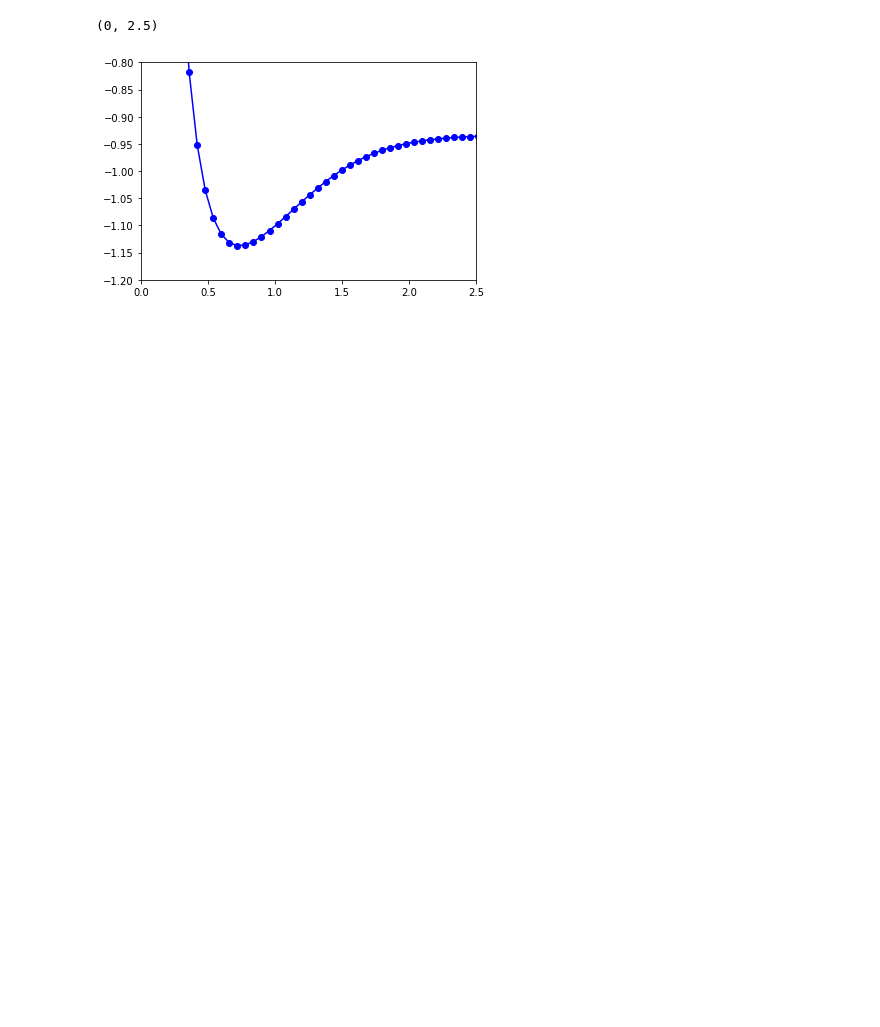
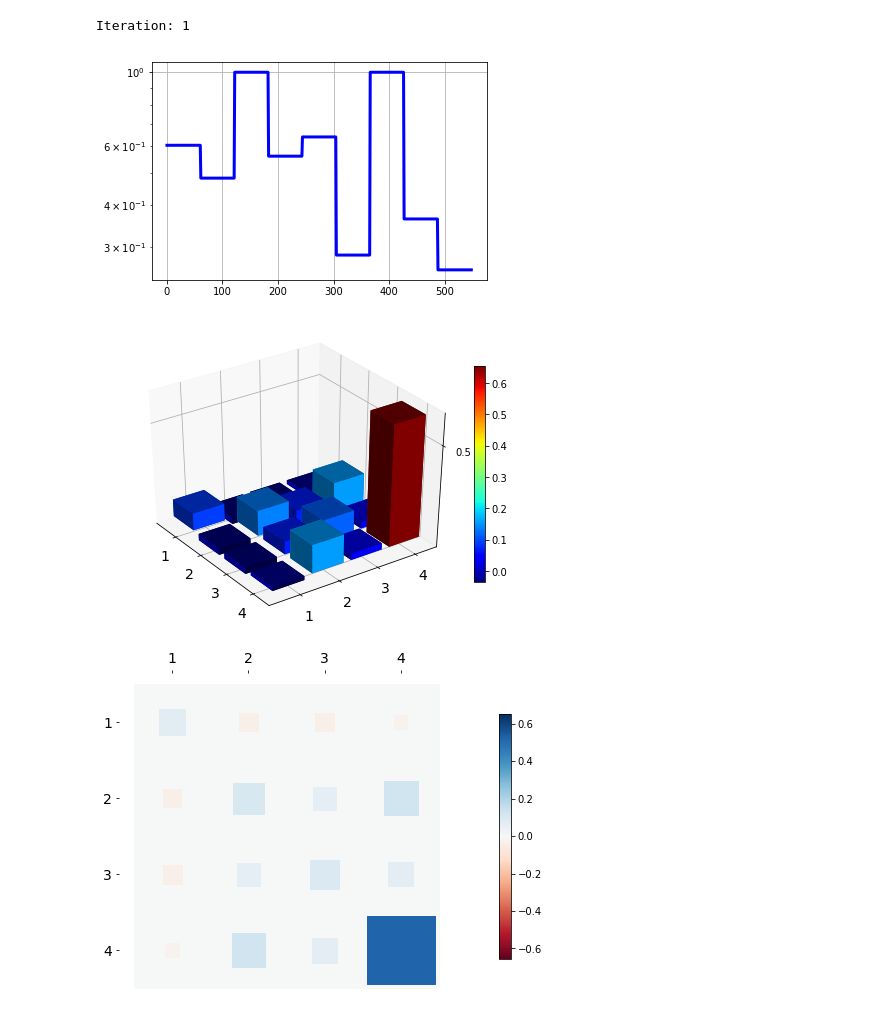
Before and after one commit to jamesbaskerville/PBLT-Quantum-Autoencoder, a Jupyter notebook: demo.ipynb, the cells around one changed output. Cells and saved outputs as stored; diff of their text form; code cells hidden in the pictures; blank space fills up the shorter version.

```diff
--- a/demo.ipynb
+++ b/demo.ipynb
@@ -21,8 +21,18 @@ import matplotlib.pyplot as plt
 import sys
 import pickle
 import time
+import os
+settings.auto_tidyup = False
 
 # HELPER FUNCTIONS ============================================================
+
+def save_obj(obj, name):
+    with open('pickle/'+ name + '.pkl', 'wb') as f:
+        pickle.dump(obj, f, pickle.HIGHEST_PROTOCOL)
+
+def load_obj(name):
+    with open('pickle/' + name + '.pkl', 'rb') as f:
+        return pickle.load(f)
 
 '''Returns the identity operator in a Hilbert Space off size n'''
 def tenseye(n):
@@ -166,13 +176,10 @@ groundenergies, groundstates = groundstatize(hamiltonians)
 
 # plot hydrogen atom bond-length vs. ground-state energies
 # red points are those states selected for training, everything else is for testing
-plt.plot(bond_lengths, groundenergies, 'ob-')
-#plt.plot(bond_lengths[training_indices], groundenergies[training_indices], 'or')
-plt.ylim([-1.2, -0.8])
-plt.xlim([0, 2.5])
+# plt.plot(bond_lengths, groundenergies, 'ob-')
+# #plt.plot(bond_lengths[training_indices], groundenergies[training_indices], 'or')
+# plt.ylim([-1.2, -0.8])
+# plt.xlim([0, 2.5])
-# %% [output]
-(0, 2.5)
-[figure, removed]
 # %%
 # this probably exists in sklearn
 
@@ -263,16 +316,15 @@ train_set = np.array(groundstates)[lens]
 test_set = np.array(groundstates)[[i for i in range(len(groundstates)) if i not in lens]]
 
 method = 'L-BFGS-B'
-iters = 1
 sel = [0,2]
 
-while True:
-#for _ in range(1):
+for _ in range(1):
     try:
         # always initialize new class in the beginning to initialize empty cost array attribute
         ci = CostInfo()
         # initialize new random parameters for variability
         initial_params = init_params(n_params, lambda x: np.random.rand(x)*2*np.pi)
+        # initial_params = init_params(n_params, lambda x: np.random.rand(x)*2*np.pi)
 
         print ("Iteration: {}".format(iters))
 
@@ -280,36 +332,23 @@ while True:
         res = minimize(ci.class_cost, initial_params, args=(train_set, 2, 2, sel, False), method=method, bounds=[[0, 4*np.pi]] * n_params, options={'eps': 1e-03, 'ftol': 0.1})
         params = res['x']
 
-        checkpoint1 = ci.costs.copy()
-        #print("Round 1 took {} iterations".format(len(checkpoint1)))
+        final_result = res
 
-        res2 = minimize(ci.class_cost, params, args=(train_set, 2, 2, sel, False), method=method, bounds=[[0, 4*np.pi]] * n_params, options={'eps': 1e-05, 'ftol': 0.01})
-        params = res2['x']
-
-        checkpoint2 = ci.costs.copy()
-        #print("Round 2 took {} iterations".format(len(checkpoint2) - len(checkpoint1)))
-
-        # res3 = minimize(ci.class_cost, params, args=(train_set, 2, 2, sel, False), method=method, bounds=[[0, 4*np.pi]] * n_params, options={'eps': 1e-07, 'ftol': 0.0001})
-        res3 = minimize(ci.class_cost, params, args=(train_set, 2, 2, sel, False), method=method, bounds=[[0, 4*np.pi]] * n_params, options={'eps': 1e-03, 'ftol': 0.000001})
-        params = res3['x']
-
-        checkpoint3 = ci.costs.copy()
-        #print("Round 3 took {} iterations".format(len(checkpoint3) - len(checkpoint2)))
-
-        res4 = minimize(ci.class_cost, params, args=(train_set, 2, 2, sel, False), method=method, bounds=[[0, 4*np.pi]] * n_params, options={'eps': 1e-06, 'ftol': 0.00000001})
-
-        checkpoint4 = ci.costs.copy()
-        #print("Round 4 took {} iterations".format(len(checkpoint4) - len(checkpoint3)))
-        final_result = res4
-        # final_result = res3
         # save costs and selection as part of the result
         final_result["costs"] = ci.costs
         final_result["sel"] = sel
 
 
         # save results for later analysis
-        save_obj(final_result, 'run2.{}-{}.{}'.format(2, 2, str(int(time.time()))[2:]))
+        save_obj(final_result, 'demoobject')
 
-        iters += 1
     except KeyboardInterrupt:
         sys.exit()
+# %% [output]
+Iteration: 1
+# %%
+viz_data(["demoobject.pkl"],0)
+# %% [output]
+[figure, added]
+[figure, added]
+[figure, added]
```
Also changed, not shown: parts of 3 cells of this notebook.
